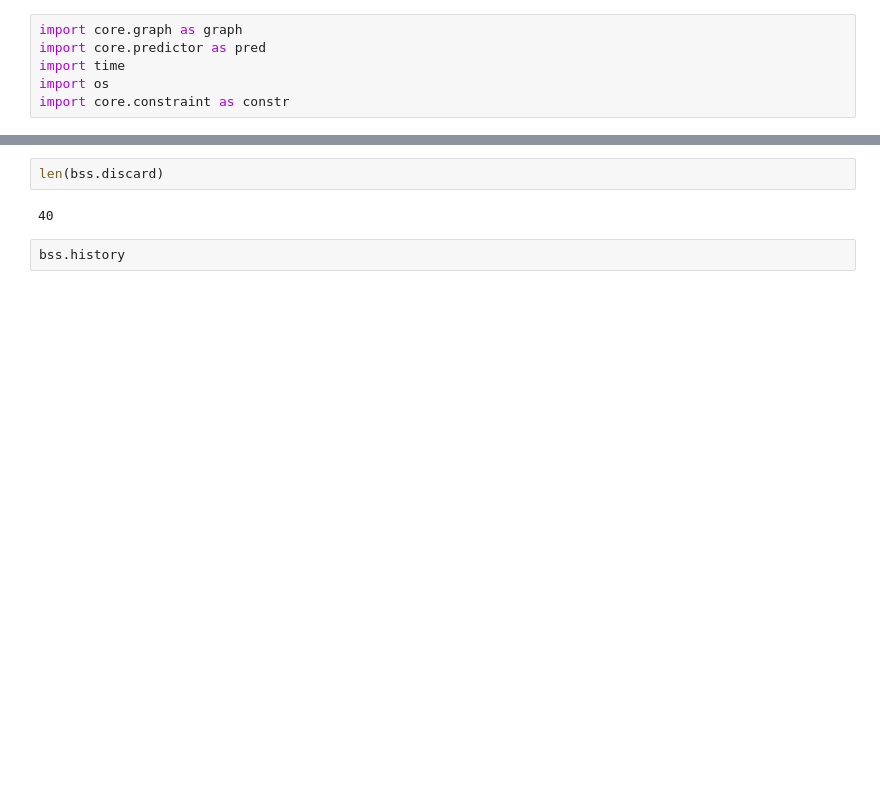
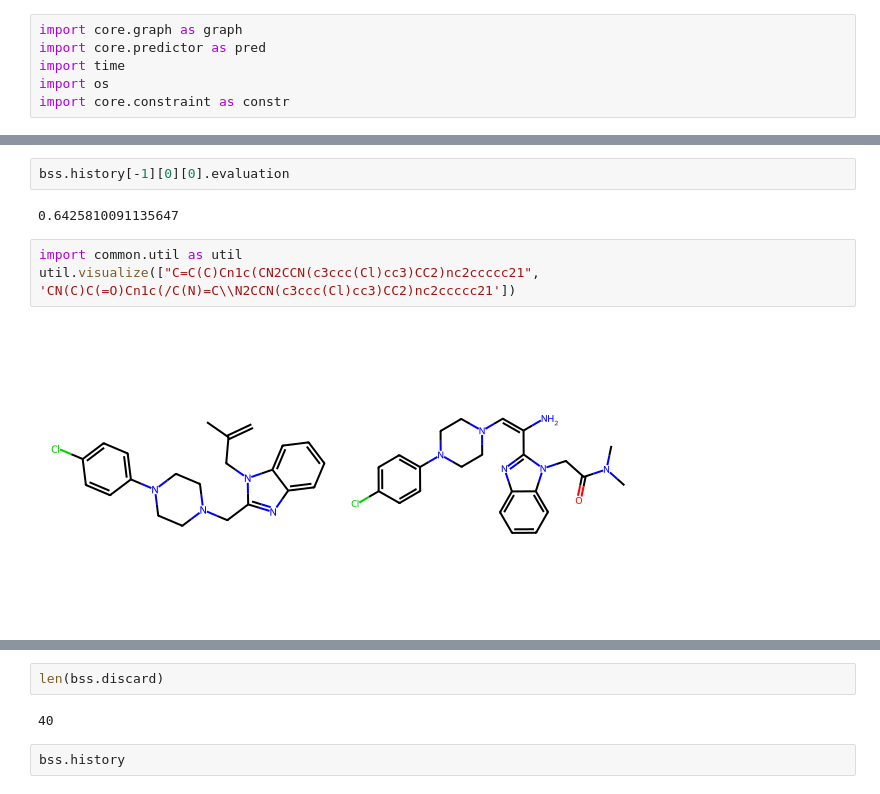
Before and after one commit to mosilian7/VirtualLeadOpt, a Jupyter notebook: SanityCheck.ipynb, the cells around one changed output, grey strips where cells are left out. Cells and saved outputs as stored; diff of their text form; blank space fills up the shorter version.

```diff
--- a/SanityCheck.ipynb
+++ b/SanityCheck.ipynb
@@ -33,0 +130,9 @@ JobId: LAPTOP-0287K7QE-0-636e6bb2
+# %%
+bss.history[-1][0][0].evaluation
+# %% [output]
+0.6425810091135647
+# %%
+import common.util as util
+util.visualize(["C=C(C)Cn1c(CN2CCN(c3ccc(Cl)cc3)CC2)nc2ccccc21", 'CN(C)C(=O)Cn1c(/C(N)=C\\N2CCN(c3ccc(Cl)cc3)CC2)nc2ccccc21'])
+# %% [output]
+[figure, added]
```
Also changed, not shown: parts of 5 cells of this notebook, 7 other files.
